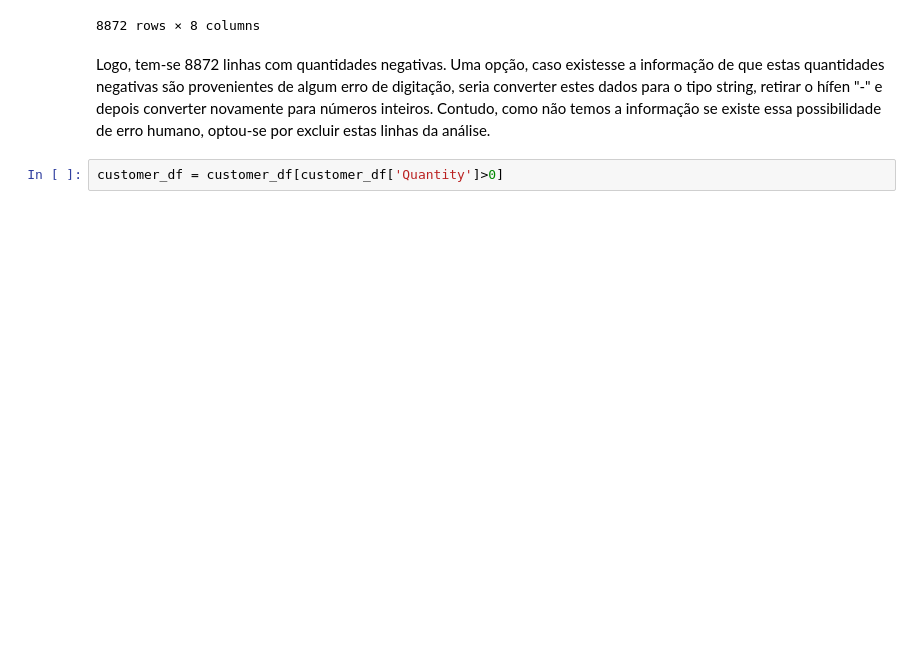
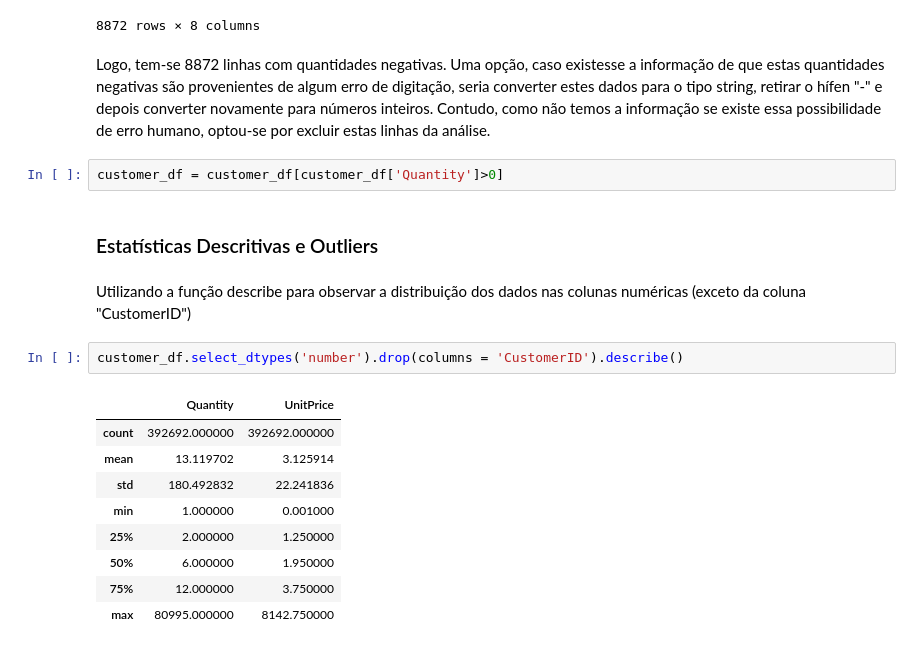
Before and after one commit to rfprates/analise_rfm_de_clientes, a Jupyter notebook: case_analise_rfm.ipynb, the cells around one changed output. Drawn from its saved outputs; the diff is of its cells as text; blank space fills up the shorter version.

```diff
--- a/case_analise_rfm.ipynb
+++ b/case_analise_rfm.ipynb
@@ -338,3 +338,19 @@ customer_df[customer_df['Quantity']<=0]
 Logo, tem-se 8872 linhas com quantidades negativas. Uma opção, caso existesse a informação de que estas quantidades negativas são provenientes de algum erro de digitação, seria converter estes dados para o tipo string, retirar o hífen "-" e depois converter novamente para números inteiros. Contudo, como não temos a informação se existe essa possibilidade de erro humano, optou-se por excluir estas linhas da análise.
 # %%
 customer_df = customer_df[customer_df['Quantity']>0]
+# %% [markdown]
+### Estatísticas Descritivas e Outliers
+# %% [markdown]
+Utilizando a função describe para observar a distribuição dos dados nas colunas numéricas (exceto da coluna "CustomerID")
+# %%
+customer_df.select_dtypes('number').drop(columns = 'CustomerID').describe()
+# %% [output]
+|  | Quantity | UnitPrice |
+| count | 392692.000000 | 392692.000000 |
+| mean | 13.119702 | 3.125914 |
+| std | 180.492832 | 22.241836 |
+| min | 1.000000 | 0.001000 |
+| 25% | 2.000000 | 1.250000 |
+| 50% | 6.000000 | 1.950000 |
+| 75% | 12.000000 | 3.750000 |
+| max | 80995.000000 | 8142.750000 |
```
Also changed, not shown: parts of 13 cells of this notebook.
